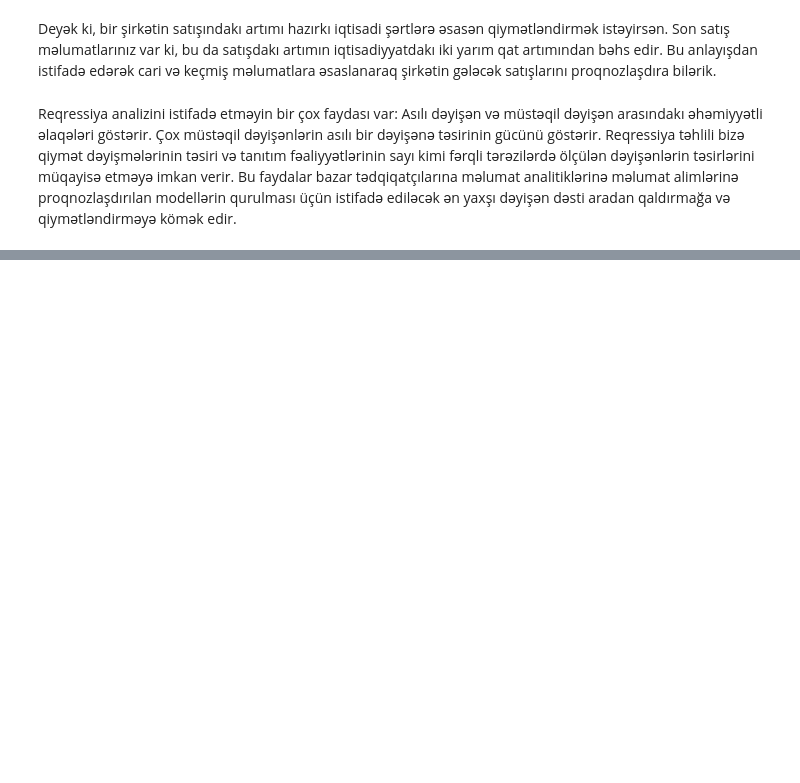
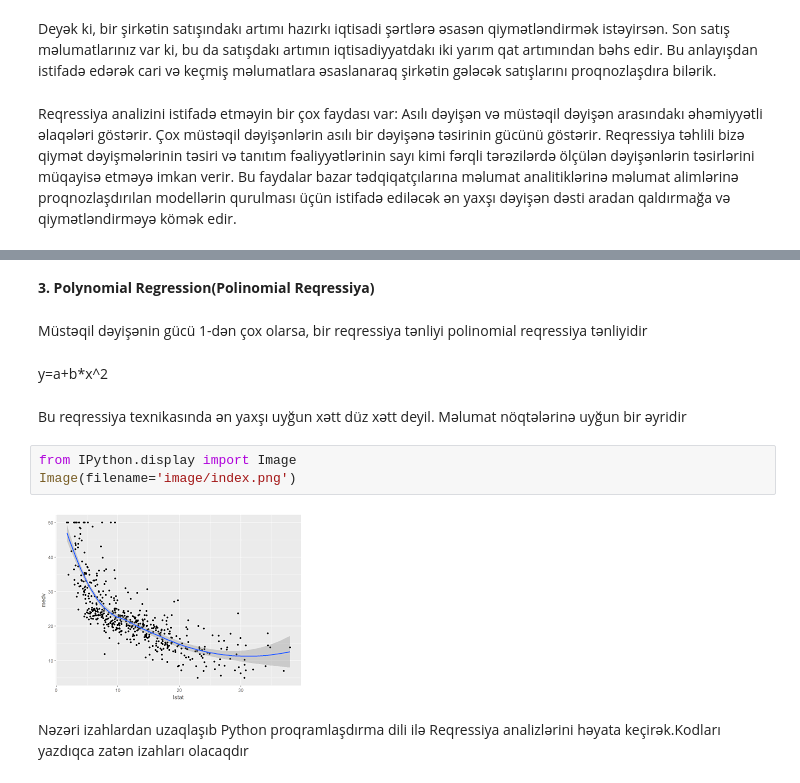
Before and after one commit to RashadGarayev/MachineLearningAZ, a Jupyter notebook: MachineLearningAz/Regression.ipynb, the cells around one changed output, grey strips where cells are left out. Drawn from its saved outputs; the diff is of its cells as text; blank space fills up the shorter version.

```diff
--- a/MachineLearningAz/Regression.ipynb
+++ b/MachineLearningAz/Regression.ipynb
@@ -24,0 +82,15 @@ Reqressiya təhlili bizə qiymət dəyişmələrinin təsiri və tanıtım fəal
+# %% [markdown]
+<strong>3. Polynomial Regression(Polinomial Reqressiya)</strong>
+# %% [markdown]
+Müstəqil dəyişənin gücü 1-dən çox olarsa, bir reqressiya tənliyi polinomial reqressiya tənliyidir
+# %% [markdown]
+y=a+b*x^2
+# %% [markdown]
+Bu reqressiya texnikasında ən yaxşı uyğun xətt düz xətt deyil. Məlumat nöqtələrinə uyğun bir əyridir
+# %%
+from IPython.display import Image
+Image(filename='image/index.png')
+# %% [output]
+[figure, added]
+# %% [markdown]
+Nəzəri izahlardan uzaqlaşıb Python proqramlaşdırma dili ilə Reqressiya analizlərini həyata keçirək.Kodları yazdıqca zatən izahları olacaqdır
```
Also changed, not shown: parts of 16 cells of this notebook, 7 other files.
